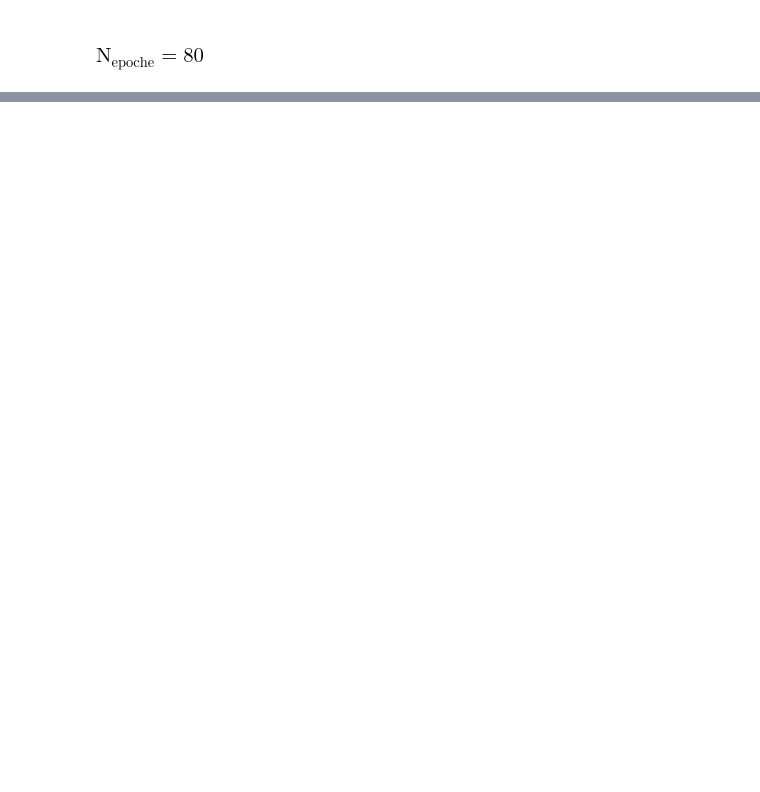
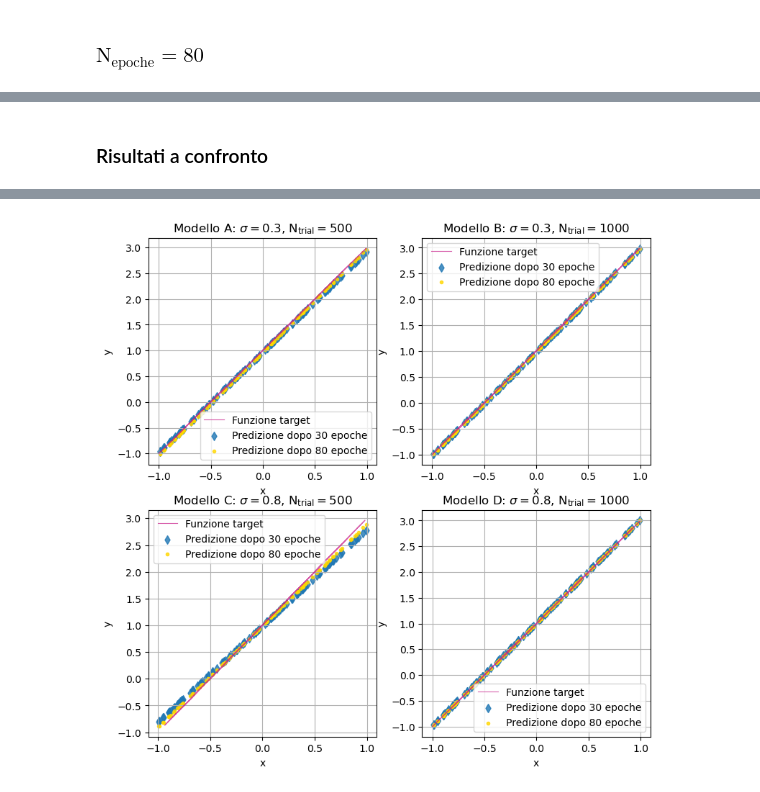
Before and after one commit to angela-bonato/LaboratorioSimulazioneNumerica, a Jupyter notebook: Es11/Esercitazione11.ipynb, the cells around one changed output, grey strips where cells are left out. Cells and saved outputs as stored; diff of their text form; code cells hidden in the pictures; blank space fills up the shorter version.

```diff
--- a/Es11/Esercitazione11.ipynb
+++ b/Es11/Esercitazione11.ipynb
@@ -402,8 +696,60 @@ plt.show()
+# %% [markdown]
+### Risultati a confronto
 # %%
-#qua faccio un plot sovrapponendo le due epoche per ogni modello
-x_predicted = np.random.uniform(-1, 1, 100)
-y_predicted = model.predict(x_predicted)
-plt.scatter(x_predicted, y_predicted,color='r')
-plt.plot(x_valid, y_target)
-plt.grid(True)
+#risultati per ogni modello analizzato
+x_pred=np.random.uniform(-1, 1, 100)
+
+af_y_pred=af_model.predict(x_pred)
+as_y_pred=as_model.predict(x_pred)
+
+bf_y_pred=bf_model.predict(x_pred)
+bs_y_pred=bs_model.predict(x_pred)
+
+cf_y_pred=cf_model.predict(x_pred)
+cs_y_pred=cs_model.predict(x_pred)
+
+df_y_pred=df_model.predict(x_pred)
+ds_y_pred=ds_model.predict(x_pred)
+
+rfig, rplt = plt.subplots(2, 2, figsize=(9, 9))
+
+(rplt1, rplt2), (rplt3, rplt4) = rplt
+
+rplt1.plot(a_x_valid, a_y_target, color='mediumvioletred', label='Funzione target', linewidth=0.8, alpha=0.7)
+rplt1.scatter(x_pred, af_y_pred, label='Predizione dopo 30 epoche', marker='d', alpha=0.8)
+rplt1.scatter(x_pred, as_y_pred, label='Predizione dopo 80 epoche', marker='.', color='gold', alpha=0.8)
+rplt1.set_xlabel('x')
+rplt1.set_ylabel('y')
+rplt1.set_title(r'Modello A: $\sigma=0.3$, $\mathrm{N_{trial}}=500$')
+rplt1.legend()
+rplt1.grid(True)
+
+rplt2.plot(b_x_valid, b_y_target, color='mediumvioletred', label='Funzione target', linewidth=0.8, alpha=0.7)
+rplt2.scatter(x_pred, bf_y_pred, label='Predizione dopo 30 epoche', marker='d', alpha=0.8)
+rplt2.scatter(x_pred, bs_y_pred, label='Predizione dopo 80 epoche', marker='.', color='gold', alpha=0.8)
+rplt2.set_xlabel('x')
+rplt2.set_ylabel('y')
+rplt2.set_title(r'Modello B: $\sigma=0.3$, $\mathrm{N_{trial}}=1000$')
+rplt2.legend()
+rplt2.grid(True)
+
+rplt3.plot(c_x_valid, c_y_target, color='mediumvioletred', label='Funzione target', linewidth=0.8, alpha=0.7)
+rplt3.scatter(x_pred, cf_y_pred, label='Predizione dopo 30 epoche', marker='d', alpha=0.8)
+rplt3.scatter(x_pred, cs_y_pred, label='Predizione dopo 80 epoche', marker='.', color='gold', alpha=0.8)
+rplt3.set_xlabel('x')
+rplt3.set_ylabel('y')
+rplt3.set_title(r'Modello C: $\sigma=0.8$, $\mathrm{N_{trial}}=500$')
+rplt3.legend()
+rplt3.grid(True)
+
+rplt4.plot(d_x_valid, d_y_target, color='mediumvioletred', label='Funzione target', linewidth=0.8, alpha=0.7)
+rplt4.scatter(x_pred, df_y_pred, label='Predizione dopo 30 epoche', marker='d', alpha=0.8)
+rplt4.scatter(x_pred, ds_y_pred, label='Predizione dopo 80 epoche', marker='.', color='gold', alpha=0.8)
+rplt4.set_xlabel('x')
+rplt4.set_ylabel('y')
+rplt4.set_title(r'Modello D: $\sigma=0.8$, $\mathrm{N_{trial}}=1000$')
+rplt4.legend()
+rplt4.grid(True)
+
 plt.show()
+# %% [output]
@@ -409,0 +764 @@ plt.show()
+[figure, added]
```
Also changed, not shown: parts of 37 cells of this notebook.
